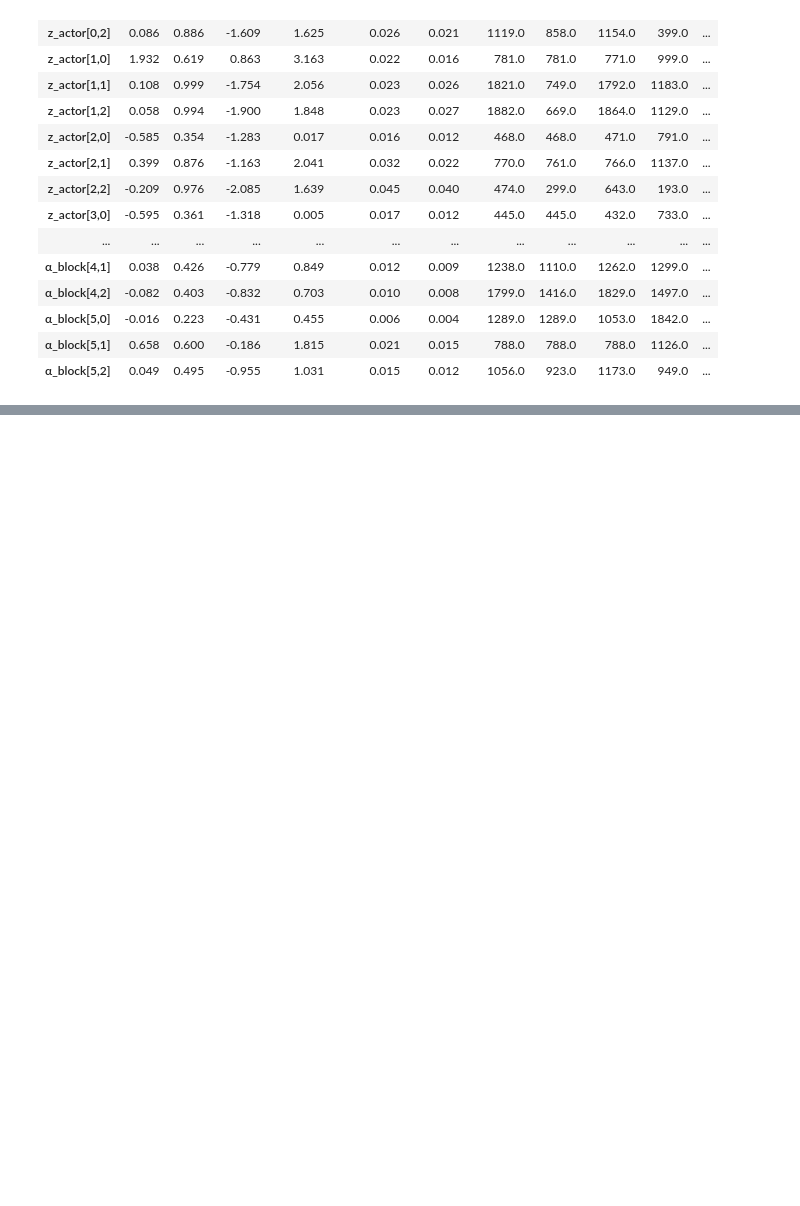
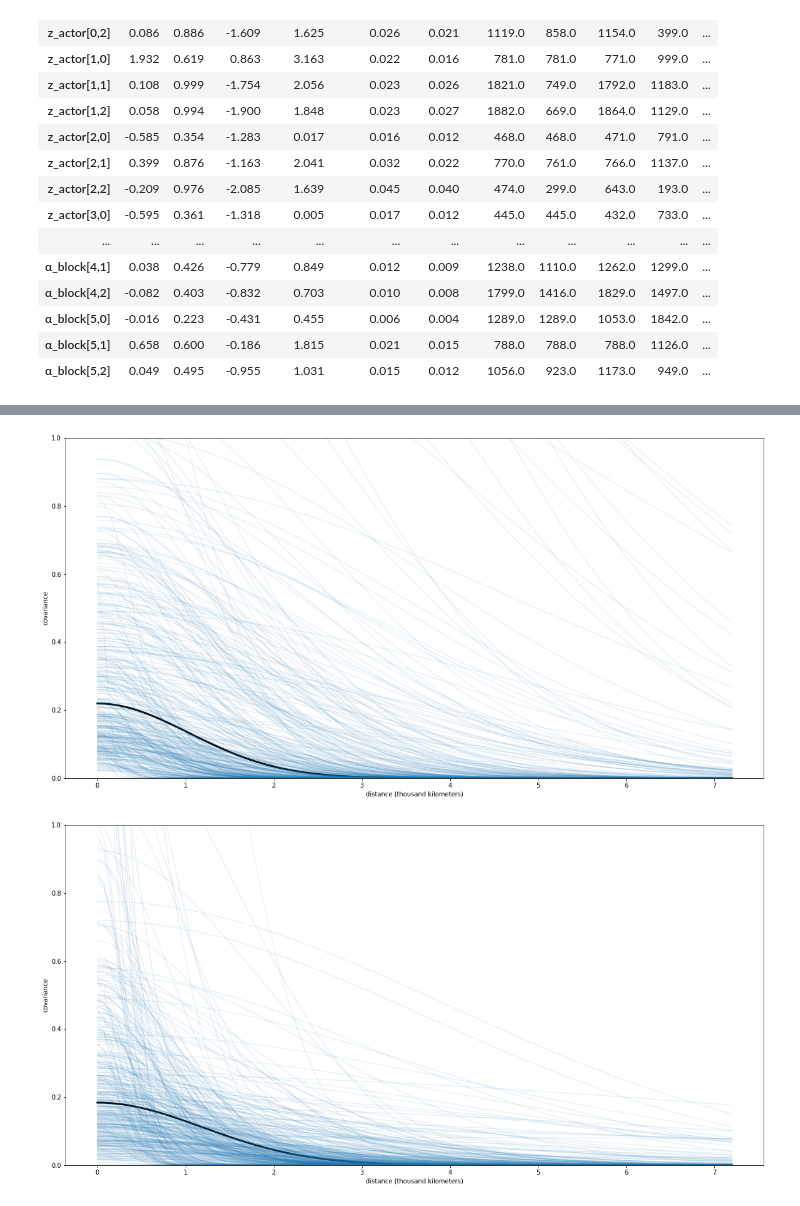
Before and after one commit to bartfrenk/courses, a Jupyter notebook: statistical-rethinking/notebooks/chapter-13.ipynb, the cells around one changed output, grey strips where cells are left out. Cells and saved outputs as stored; diff of their text form; code cells hidden in the pictures; blank space fills up the shorter version.

Commit message:
Finish notebook chapter 13 [statistical-rethinking]

```diff
--- a/statistical-rethinking/notebooks/chapter-13.ipynb
+++ b/statistical-rethinking/notebooks/chapter-13.ipynb
@@ -121,0 +153,6 @@ display(s)
+# %%
+(cultures, distances) = read_distance_matrix("../data/islandsDistMatrix.txt")
+islands = pd.read_csv("../external/rethinking/data/islands.csv", sep=";")
+islands["culture_idx"] = islands.culture.apply(lambda c: cultures.index(c))
+display(distances)
+islands.head()
@@ -121,0 +176,3 @@ display(s)
+# %%
+models = {}
+traces = {}
@@ -121,0 +217,26 @@ display(s)
+# %%
+kwargs = {"tune": 2000, "draws": 2000}
+for (i, model) in models.items():
+    if i not in traces:
+        with warnings.catch_warnings():
+            warnings.filterwarnings("ignore", category=FutureWarning)
+            traces[i] = pm.sample(model=model, **kwargs)
+# %%
+def plot_covariance_matrix(xs, trace):
+    _, ax = plt.subplots()
+    η2s = trace['η2']
+    ρ2s = trace['ρ2']
+    ax.plot(xs, np.median(η2s) * np.exp(-np.median(ρ2s) * xs ** 2), "black", lw=3)
+    ax.plot(xs, (η2s[::20][:, None] * np.exp(-ρ2s[::20][:, None] * xs ** 2)).T, "C0", alpha=.1)
+    ax.set_ylim(0, 1)
+    ax.set_xlabel('distance (thousand kilometers)')
+    ax.set_ylabel('covariance')
+
+xs = np.linspace(0, distances.max(), 100)
+plot_covariance_matrix(xs, traces[0])
+plt.show()
+plot_covariance_matrix(xs, traces[1])
+plt.show()
+# %% [output]
+[figure, added]
+[figure, added]
```
Also changed, not shown: parts of 28 cells of this notebook, 2 other files.
